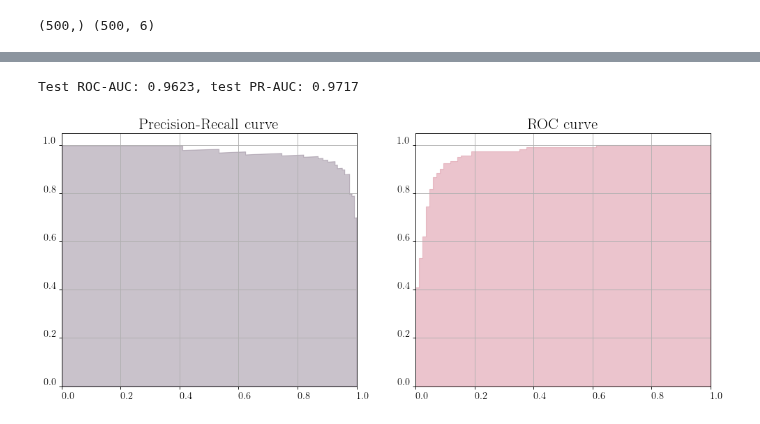
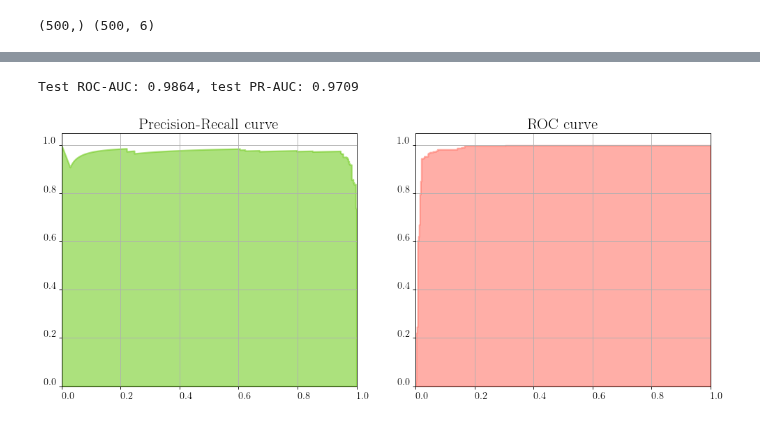
Before and after one commit to HSE-LAMBDA/light_curve_approx, a Jupyter notebook: notebooks/SecondClassification.ipynb, the cells around one changed output, grey strips where cells are left out. Drawn from its saved outputs; the diff is of its cells as text; code cells hidden in the pictures.

```diff
--- a/notebooks/SecondClassification.ipynb
+++ b/notebooks/SecondClassification.ipynb
@@ -118,7 +95,7 @@ plot_light_curves(anobject)
 from sklearn.model_selection import train_test_split
 import gp_aug
 
-anobject = get_object(data, 19213)
+anobject = get_object(good_objects_df, 34299)
 anobject_train, anobject_test = train_test_split(anobject, test_size=0.36, random_state=11)
 
 # fit augmentation model
@@ -138,20 +115,13 @@ flux_aug_list = flux_aug.reshape((N_PASSBANDS, N_OBS)).T
 print(t_aug_one.shape, flux_aug_list.shape)
 # %% [output]
 (500,) (500, 6)
-# %%
-good_object_ids = []
-for i in object_ids:
-    anobject = get_object(data, i)
-
-    if is_good(anobject):
-        good_object_ids.append(i)
 # %%
 from tqdm import tqdm_notebook
 
 all_data = []
 all_target_classes = []
-for good_id in tqdm_notebook(good_object_ids):
-    anobject = get_object(data, good_id)
+for good_id in tqdm_notebook(object_ids):
+    anobject = get_object(good_objects_df, good_id)
     anobject_train, anobject_test = train_test_split(anobject, test_size=0.36, random_state=11)
 
     model = gp_aug.GaussianProcessesAugmentation(passband2lam)
@@ -166,8 +136,7 @@ for good_id in tqdm_notebook(good_object_ids):
     data_array = flux_aug.reshape((N_PASSBANDS, N_OBS)).T
     all_data.append([data_array])
 
-    true_target = int(metadata.loc[good_id].true_target)
-    true_class = 1 if true_target in (90, 67, 52) else 0
+    true_class = int(anobject['class'].to_numpy()[0])
 
     all_target_classes.append(true_class)
 
@@ -188,7 +157,7 @@ device = 'cpu'
 # %%
 X_train, X_test, y_train, y_test = train_test_split(all_data,
                                                     all_target_classes,
-                                                    test_size=0.4,
+                                                    test_size=0.3,
                                                     random_state=179)
 
 # normalize input
@@ -339,35 +308,35 @@ from sklearn.metrics import precision_recall_curve
 from sklearn.metrics import average_precision_score
 
 DPI = 80
 SIZE_X, SIZE_Y = 15, 6
 
 print("Test ROC-AUC: %.4f, test PR-AUC: %.4f" % (roc_auc_score(y_test, y_probs),
                                                  average_precision_score(y_test, y_probs)))
 
 precision, recall, _ = precision_recall_curve(y_test, y_probs)
 
 fig = plt.figure(dpi=80, figsize=(15, 6))
 ax = fig.add_subplot(121)
 plt.grid(True)
 plt.xticks(color="black", fontsize=13, ha="left")
 plt.yticks(color="black", fontsize=13, va="bottom")
 ax.set_title("Precision-Recall curve", fontsize=20, color="black")
-ax.fill_between(recall, precision, alpha=0.4, color="xkcd:purplish grey")
+ax.fill_between(recall, precision, alpha=0.6, color="xkcd:apple green", lw=2)
 ax.set_xlim(0, 1.)
 ax.set_ylim(0, 1.05)
 
 fpr, tpr, thresholds = roc_curve(y_test, y_probs)
 
 ax = fig.add_subplot(122)
 plt.grid(True)
 plt.xticks(color="black", fontsize=13, ha="left")
 plt.yticks(color="black", fontsize=13, va="bottom")
 ax.set_title("ROC curve", fontsize=20, color="black")
-ax.fill_between(fpr, tpr, alpha=0.6, color="xkcd:faded pink")
+ax.fill_between(fpr, tpr, alpha=0.6, color="xkcd:salmon", lw=2)
 ax.set_xlim(0, 1.)
 ax.set_ylim(0, 1.05)
 
-fig.savefig("../pictures/CNN_pr_roc_curves.pdf")
+fig.savefig("../pictures/CNN_pr_roc_curves.pdf", bbox_inches='tight', pad_inches=0.01)
 # %% [output]
-Test ROC-AUC: 0.9623, test PR-AUC: 0.9717
+Test ROC-AUC: 0.9864, test PR-AUC: 0.9709
-[figure, old version]
+[figure, new version]
```
Also changed, not shown: parts of 10 cells of this notebook, 6 other files.
